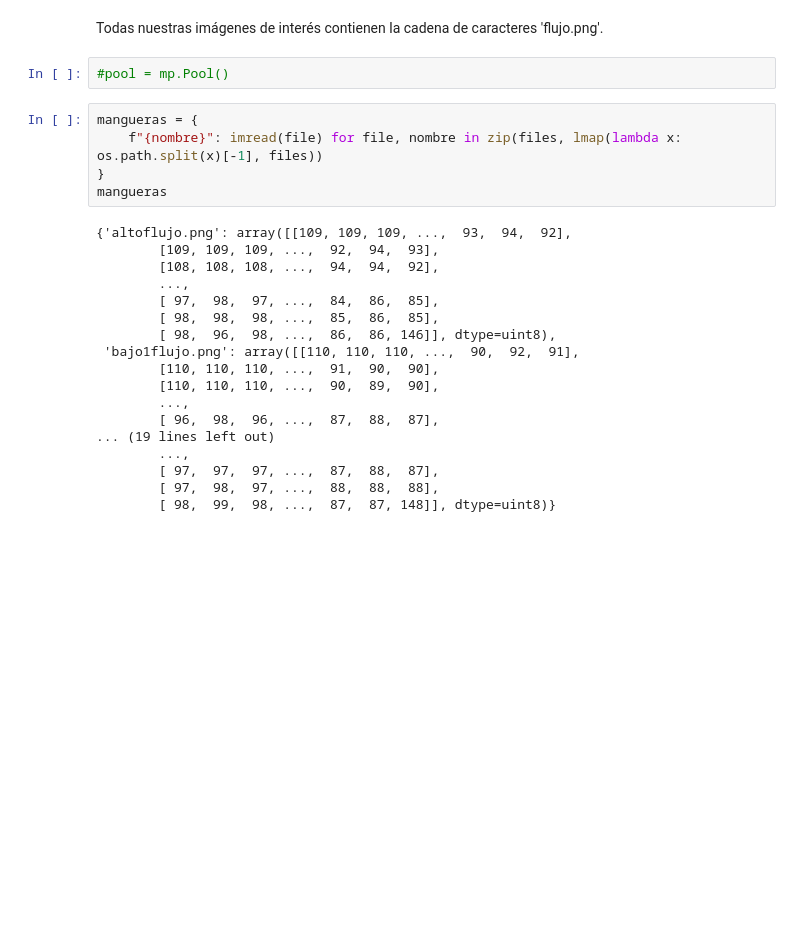
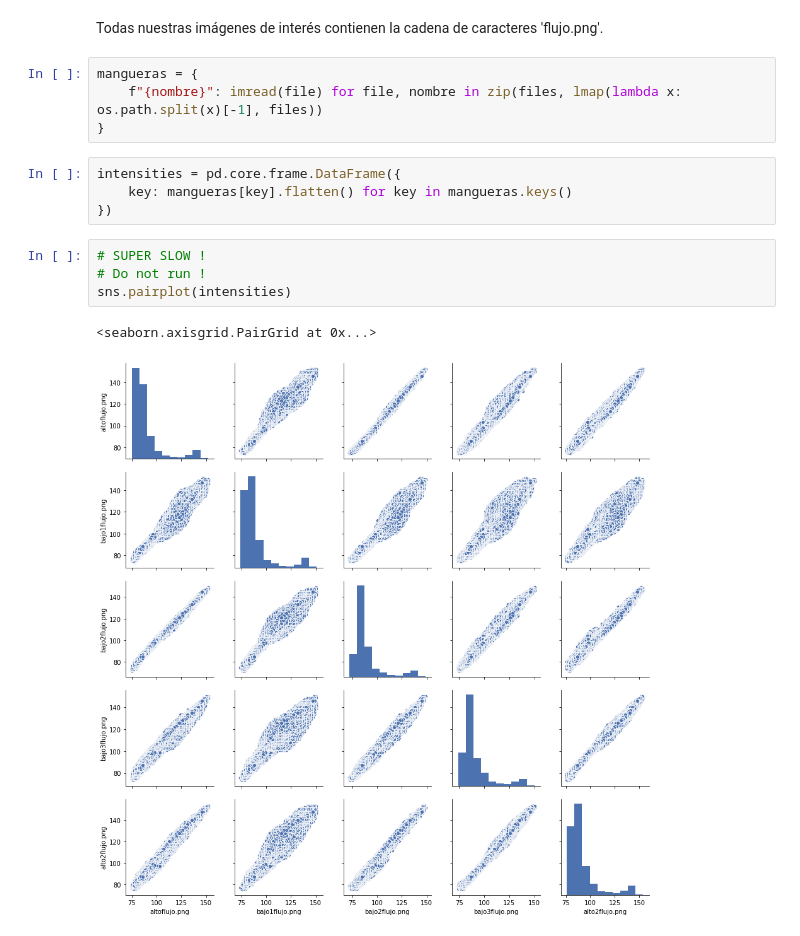
Before and after one commit to Pagutri/ProyectoAsignadoImagenes, a Jupyter notebook: Pregunta1.ipynb, the cells around one changed output. Drawn from its saved outputs; the diff is of its cells as text; blank space fills up the shorter version.

```diff
--- a/Pregunta1.ipynb
+++ b/Pregunta1.ipynb
@@ -51,28 +61,18 @@ files
  '/Users/gml/Documents/IX/imagenes/ProyectoAsignadoImagenes/images/alto2flujo.png']
 # %% [markdown]
 Todas nuestras imágenes de interés contienen la cadena de caracteres 'flujo.png'.
-# %%
-#pool = mp.Pool()
 # %%
 mangueras = {
     f"{nombre}": imread(file) for file, nombre in zip(files, lmap(lambda x: os.path.split(x)[-1], files))
 }
-mangueras
-# %% [output]
-{'altoflujo.png': array([[109, 109, 109, ...,  93,  94,  92],
-        [109, 109, 109, ...,  92,  94,  93],
-        [108, 108, 108, ...,  94,  94,  92],
-        ...,
-        [ 97,  98,  97, ...,  84,  86,  85],
-        [ 98,  98,  98, ...,  85,  86,  85],
-        [ 98,  96,  98, ...,  86,  86, 146]], dtype=uint8),
- 'bajo1flujo.png': array([[110, 110, 110, ...,  90,  92,  91],
-        [110, 110, 110, ...,  91,  90,  90],
-        [110, 110, 110, ...,  90,  89,  90],
-        ...,
-        [ 96,  98,  96, ...,  87,  88,  87],
-... (19 lines left out)
-        ...,
-        [ 97,  97,  97, ...,  87,  88,  87],
-        [ 97,  98,  97, ...,  88,  88,  88],
-        [ 98,  99,  98, ...,  87,  87, 148]], dtype=uint8)}
+# %%
+intensities = pd.core.frame.DataFrame({
+    key: mangueras[key].flatten() for key in mangueras.keys()
+})
+# %%
+# SUPER SLOW !
+# Do not run !
+sns.pairplot(intensities)
+# %% [output]
+<seaborn.axisgrid.PairGrid at 0x...>
+[figure, added]
```
Also changed, not shown: parts of 12 cells of this notebook, 1 other file.
